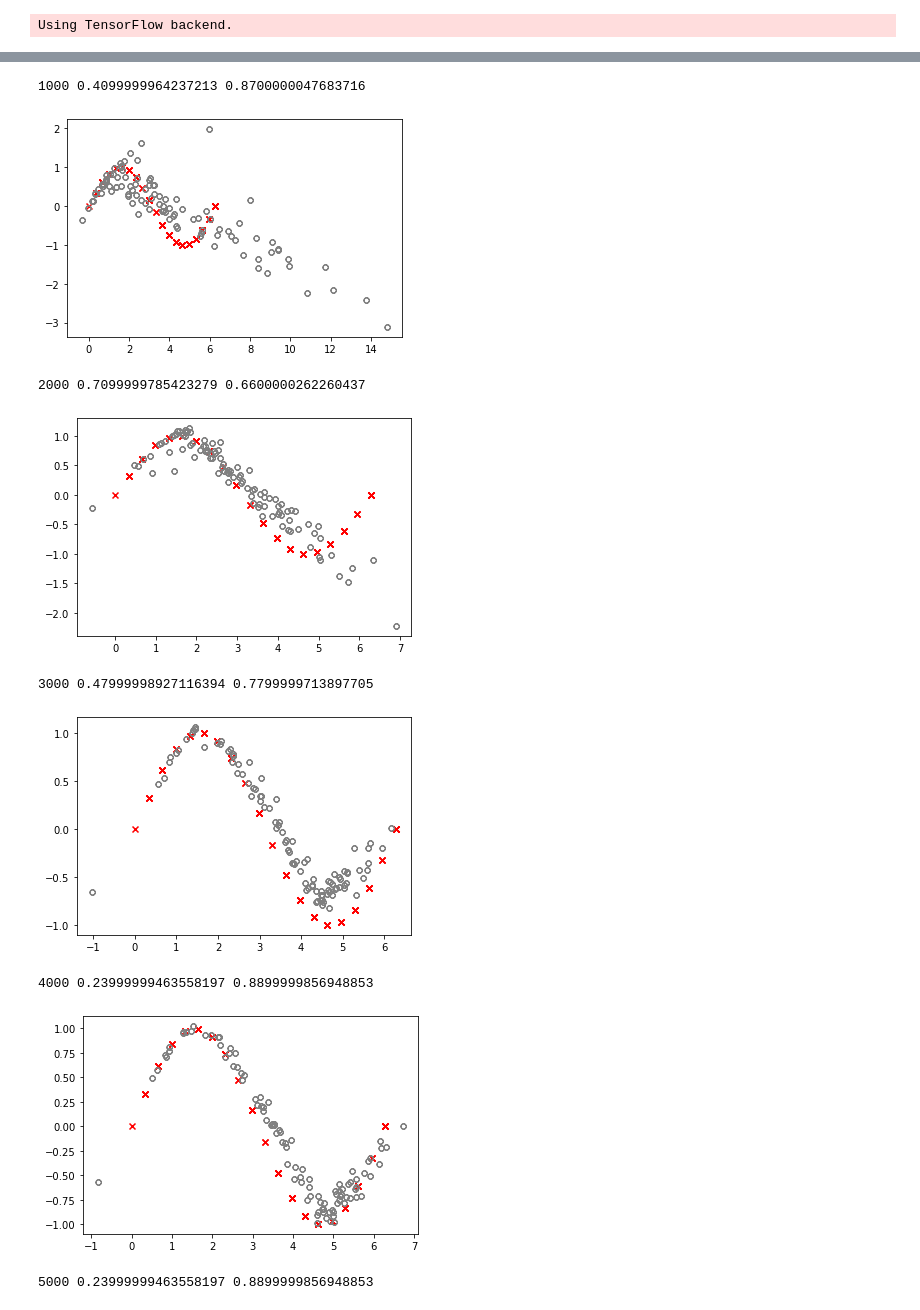
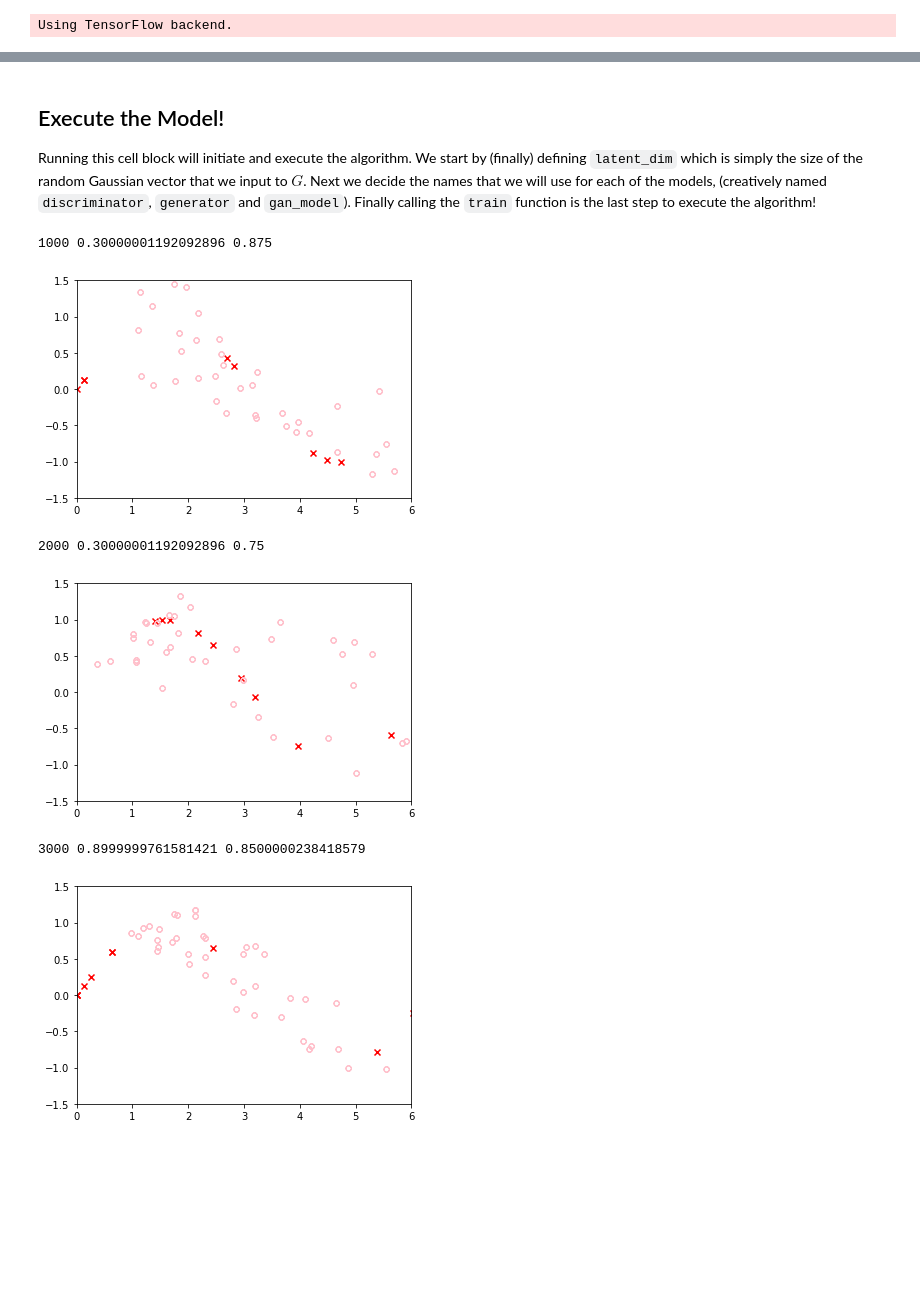
Before and after one commit to samph4/TrainingBook, a Jupyter notebook: _sources/Examples/4_GAN.ipynb, the cells around one changed output, grey strips where cells are left out. Drawn from its saved outputs; the diff is of its cells as text; code cells hidden in the pictures; blank space fills up the shorter version.

```diff
--- a/_sources/Examples/4_GAN.ipynb
+++ b/_sources/Examples/4_GAN.ipynb
@@ -55,5 +61,5 @@ np.sqrt(5)
 # %%
-n1 = 20
+n1 = 50
 dataset = np.zeros((n1,2))
 dataset[:,0] = np.linspace(0,2*np.pi,n1)
 dataset[:,1] = np.sin(dataset[:,0])
@@ -148,19 +236,19 @@ def define_gan(generator, discriminator):
 # %%
 # evaluate the discriminator and plot real and fake points
-def summarize_performance(epoch, generator, discriminator, latent_dim, n=100):
+def check_performance(epoch, generator, discriminator, latent_dim, n=10):
     # prepare real samples
     x_real, y_real = take_real_samples(n)
     # evaluate discriminator on real examples
     _, acc_real = discriminator.evaluate(x_real, y_real, verbose=0)
     # prepare fake examples
-    x_fake, y_fake = generate_fake_samples(generator, latent_dim, n)
+    x_fake, y_fake = generate_fake_samples(generator, latent_dim, n*4)
     # evaluate discriminator on fake examples
     _, acc_fake = discriminator.evaluate(x_fake, y_fake, verbose=0)
     # summarize discriminator performance
     print(epoch+1, acc_real, acc_fake)
     # scatter plot real and fake data points
-
-
     pyplot.scatter(x_real[:, 0], x_real[:, 1], marker='x', color='red')
-    pyplot.scatter(x_fake[:, 0], x_fake[:, 1], marker='$\u25EF$', color='grey')
+    pyplot.scatter(x_fake[:, 0], x_fake[:, 1], marker='$\u25EF$', color='pink')
+    pyplot.xlim([0, 6])
+    pyplot.ylim([-1.5, 1.5])
     pyplot.show()
@@ -167,6 +271,6 @@ def summarize_performance(epoch, generator, discriminator, latent_dim, n=100):
 # %%
 # train the generator and discriminator
-def train(g_model, d_model, gan_model, latent_dim, n_epochs=20000, n_batch=1024, n_eval=1000):
+def train(generator, discriminator, gan_model, latent_dim, n_epochs=50000, n_batch=100, check_it=1000):
     # determine half the size of one batch, for updating the discriminator
     half_batch = int(n_batch / 2)
     # manually enumerate epochs
@@ -174,10 +278,10 @@ def train(g_model, d_model, gan_model, latent_dim, n_epochs=20000, n_batch=1024,
         # prepare real samples
         x_real, y_real = take_real_samples(half_batch)
         # prepare fake examples
-        x_fake, y_fake = generate_fake_samples(g_model, latent_dim, half_batch)
+        x_fake, y_fake = generate_fake_samples(generator, latent_dim, half_batch)
         # update discriminator
-        d_model.train_on_batch(x_real, y_real)
-        d_model.train_on_batch(x_fake, y_fake)
+        discriminator.train_on_batch(x_real, y_real)
+        discriminator.train_on_batch(x_fake, y_fake)
         # prepare points in latent space as input for the generator
         x_gan = create_latent_points(latent_dim, n_batch)
         # create inverted labels for the fake samples
@@ -185,26 +289,27 @@ def train(g_model, d_model, gan_model, latent_dim, n_epochs=20000, n_batch=1024,
         # update the generator via the discriminator's error
         gan_model.train_on_batch(x_gan, y_gan)
         # evaluate the model every n_eval epochs
-        if (i+1) % n_eval == 0:
-            summarize_performance(i, g_model, d_model, latent_dim)
+        if (i+1) % check_it == 0:
+            check_performance(i, generator, discriminator, latent_dim)
+# %% [markdown]
+## Execute the Model!
+
+Running this cell block will initiate and execute the algorithm. We start by (finally) defining `latent_dim` which is simply the size of the random Gaussian vector that we input to $G$. Next we decide the names that we will use for each of the models, (creatively named `discriminator`, `generator` and `gan_model`). Finally calling the `train` function is the last step to execute the algorithm!
 # %%
 # size of the latent space
-latent_dim = 5
+latent_dim = 10
 # create the discriminator
 discriminator = define_discriminator()
 # create the generator
 generator = define_generator(latent_dim)
 # create the gan
 gan_model = define_gan(generator, discriminator)
 # train model
 train(generator, discriminator, gan_model, latent_dim)
 # %% [output]
-1000 0.4099999964237213 0.8700000047683716
+1000 0.30000001192092896 0.875
-[figure, old version]
+[figure, new version]
-2000 0.7099999785423279 0.6600000262260437
+2000 0.30000001192092896 0.75
-[figure, old version]
+[figure, new version]
-3000 0.47999998927116394 0.7799999713897705
+3000 0.8999999761581421 0.8500000238418579
-[figure, old version]
+[figure, new version]
-4000 0.23999999463558197 0.8899999856948853
-[figure, removed]
-5000 0.23999999463558197 0.8899999856948853
```
Also changed, not shown: parts of 40 cells of this notebook, 15 other files.
